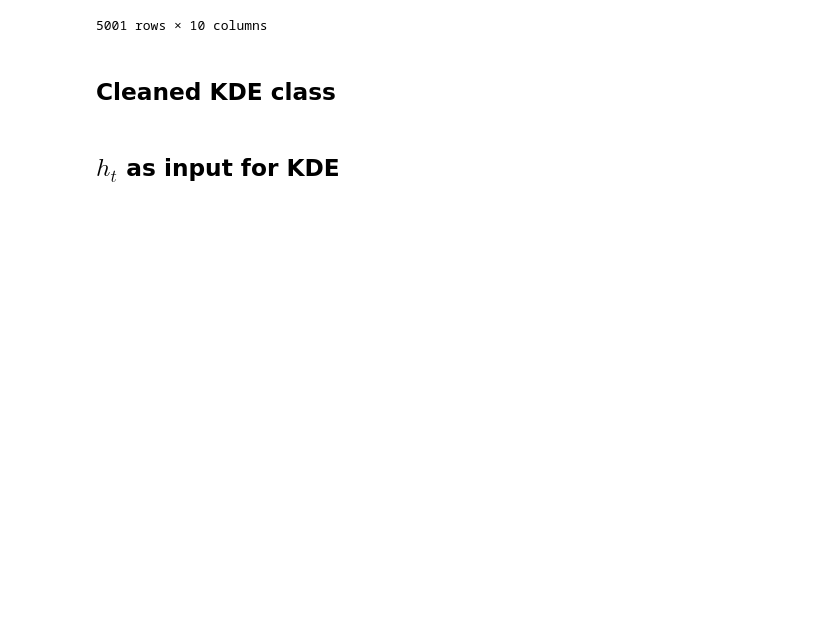
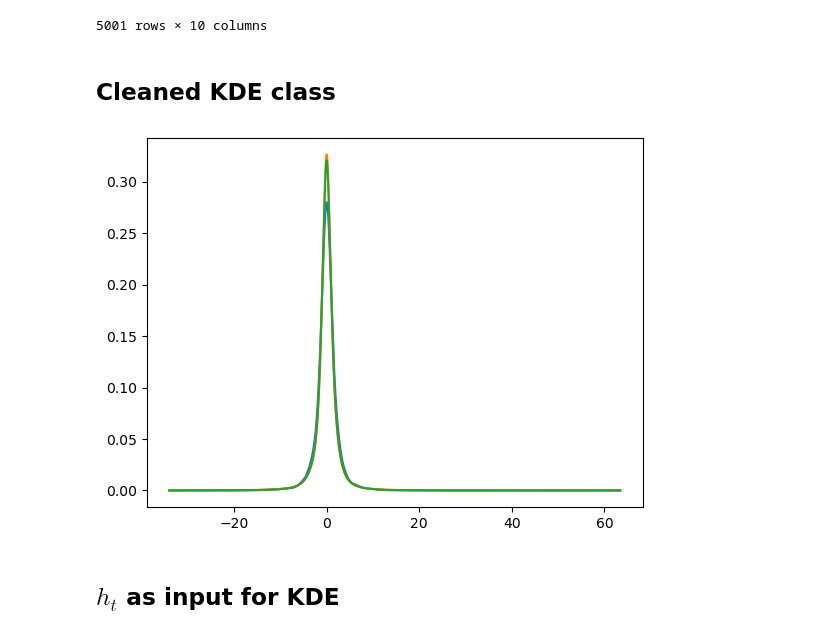
Before and after one commit to matheus-vizzotto/densities4risk, a Jupyter notebook: notebooks/development/bandwidth_selection.ipynb, the cells around one changed output. Cells and saved outputs as stored; diff of their text form; code cells hidden in the pictures; blank space fills up the shorter version.

Commit message:
adjust density code

```diff
--- a/notebooks/development/bandwidth_selection.ipynb
+++ b/notebooks/development/bandwidth_selection.ipynb
@@ -876,7 +876,7 @@ class KernelDensityEstimation:
             self,
             X: pd.Series,
             h: np.array,
-            grid: np.array,
+            grid: np.array = None,
             ensure_integral_constraint: bool=True
         ):
         """
@@ -892,21 +892,24 @@ class KernelDensityEstimation:
         density : ndarray, shape (n_grid,)
             Estimated density values.
         """
+        self.X    = X.values
+        self.n    = len(X)
+        if grid is None:
+            grid  = np.linspace(X.min(), X.max(), self.n)
         self.grid = grid
-        self.X    = X
 
         grid = np.asarray(grid, dtype=float)
 
         # Standardized distances: u_ij = (grid_i - X_j) / h_j
-        u = (grid[:, None] - X[None, :]) / h[None, :]
+        u = (self.grid[:, None] - self.X[None, :]) / h[None, :]
         pdf = self._evaluate_kernel(u)
         # KDE: mean_j K(u_ij) / h_j
         density = np.mean(pdf / h[None, :], axis=1).astype(float)
 
         if ensure_integral_constraint:
-            density /= np.trapezoid(y=density, x=grid, axis=0)
+            density /= np.trapezoid(y=density, x=self.grid, axis=0)
 
-        return density
+        return grid, density
 
     # ------------------------------------------------------------------
     # Kernel evaluation
@@ -919,7 +922,7 @@ class KernelDensityEstimation:
         """
         return norm.pdf(u)
 
-    def _t_student_kernel(self, u, df):
+    def _t_student_kernel(self, u, df=None):
         """
         Student-t kernel.
 
@@ -928,6 +931,10 @@ class KernelDensityEstimation:
         df : int
             Degrees of freedom.
         """
+        if df is None:
+            # Fallback if df wasn't in kernel_params
+            self.kernel_params.get('df')
+
         return t.pdf(u, df=df)
 
     def _epanechnikov_kernel(self, u):
@@ -983,6 +990,27 @@ class KernelDensityEstimation:
         kde = kernel_fn(u, **self.kernel_params)
 
         return kde
+# %%
+# grid = np.linspace(X_single.min().min(), X_single.max().max(), 5001)
+
+params = {"kernel": "t-student", "df": 2}
+
+kde = KernelDensityEstimation(**params)
+
+grid1, density1 = kde.transform(X_single, h=bw_single.rot())
+grid2, density2 = kde.transform(X_single, h=bw_single.adaptive_bandwidth())
+bw_single_t = BandwidthSelector(X_single,kernel="t-student", df=params["df"])
+grid3, density3 = kde.transform(X_single, h=bw_single_t.adaptive_bandwidth())
+# %%
+plt.figure()
+
+plt.plot(grid1, density1)
+plt.plot(grid2, density2)
+plt.plot(grid3, density3)
+
+plt.show()
+# %% [output]
+[figure, added]
 # %% [markdown]
 ## $h_t$ as input for KDE
 # %%
```
Also changed, not shown: parts of 2 cells of this notebook.
